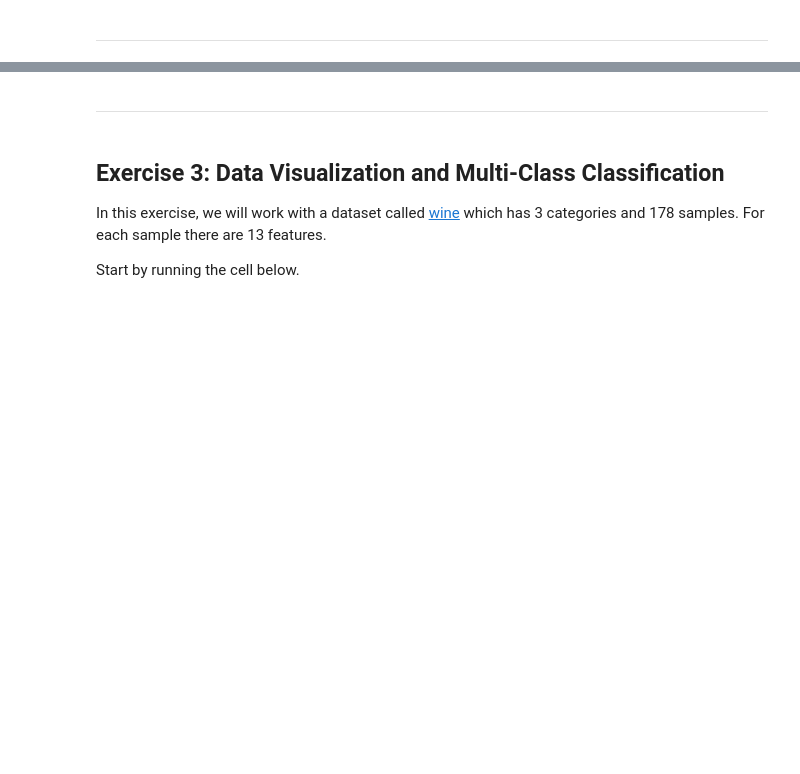
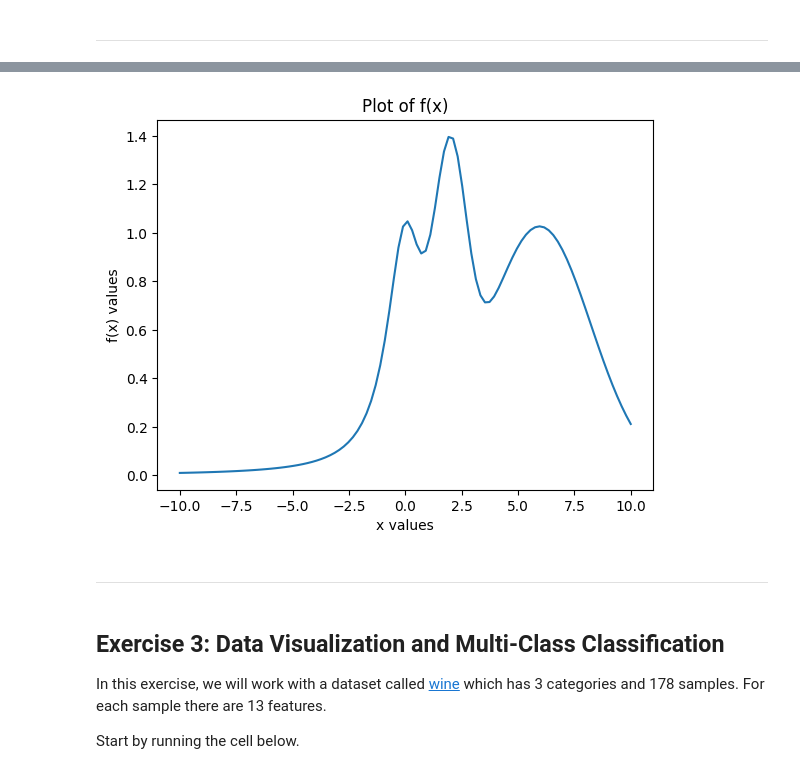
Before and after one commit to zxcej/COMP691_LABS, a Jupyter notebook: Johnson's_2023_Lab1_Ex.ipynb, the cells around one changed output, grey strips where cells are left out. Drawn from its saved outputs; the diff is of its cells as text; code cells hidden in the pictures; blank space fills up the shorter version.

```diff
--- a/Johnson's_2023_Lab1_Ex.ipynb
+++ b/Johnson's_2023_Lab1_Ex.ipynb
@@ -45,3 +41,22 @@ import matplotlib.pyplot as plt
+# %%
+#Your answer here
+import numpy as np
+import matplotlib.pyplot as plt
+
+#Plot with matplotlib
+#sample the points in the interval [-10,10]
+x = np.linspace(-10,10,100)
+#plot the function \exp(-(x-2)^2)+\exp(-\frac{(x-6)^2}{10})+\frac{1}{x^2+1} in the range of -10 to 10
+y = np.exp(-(x-2)**2)+np.exp(-(x-6)**2/10)+1/(x**2+1)
+plt.plot(x,y)
+#label x axis and y axis
+plt.xlabel('x values')
+plt.ylabel('f(x) values')
+#label the title
+plt.title('Plot of f(x)')
+plt.show()
+# %% [output]
+[figure, added]
 # %% [markdown]
 ---
 # %% [markdown]
```
Also changed, not shown: parts of 8 cells of this notebook.
